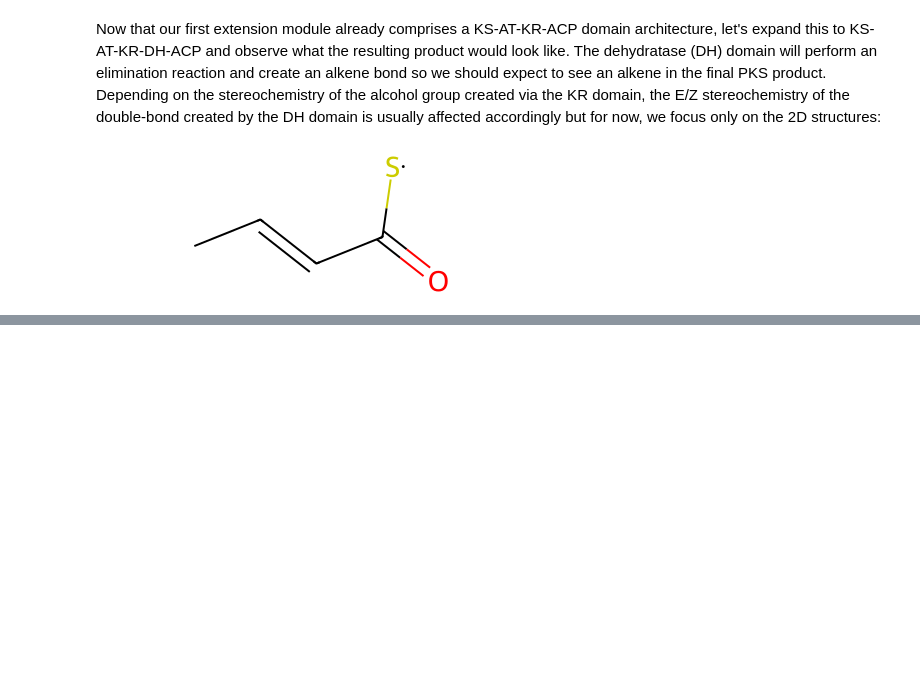
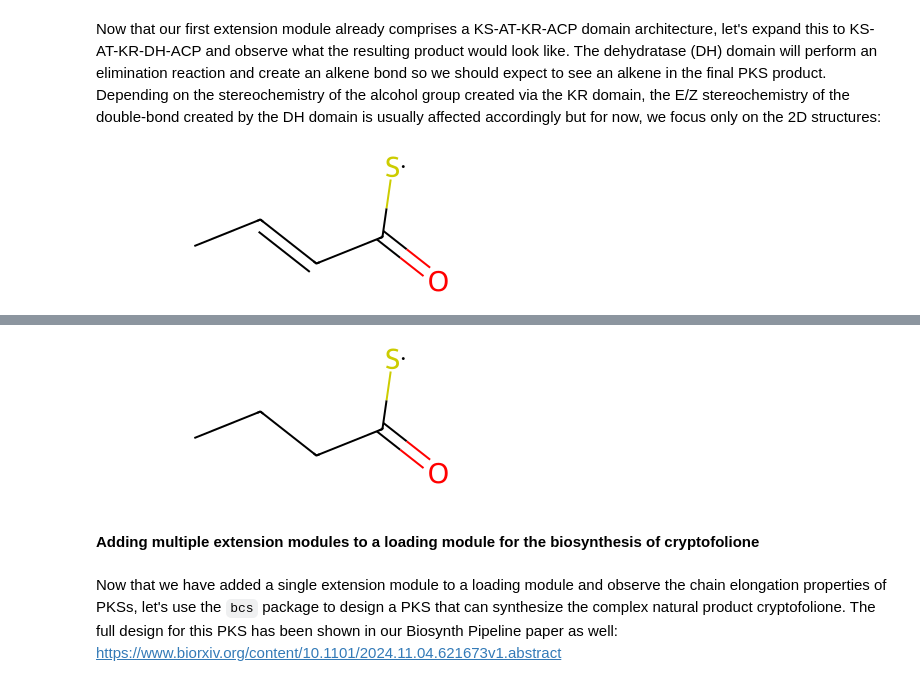
Before and after one commit to yashchainani21/RetroTideV2, a Jupyter notebook: notebooks/nb_01_RetroTide_basics.ipynb, the cells around one changed output, grey strips where cells are left out. Cells and saved outputs as stored; diff of their text form; code cells hidden in the pictures; blank space fills up the shorter version.

Commit message:
added cryptofolione example

```diff
--- a/notebooks/nb_01_RetroTide_basics.ipynb
+++ b/notebooks/nb_01_RetroTide_basics.ipynb
@@ -117,0 +122,24 @@ cluster.computeProduct(structureDB)
+# %%
+### Create a loading module with acetyl-CoA
+AT_domain_with_aceyl_coa = bcs.AT(active = True, substrate = "Acetyl-CoA")
+loading_module = bcs.Module(domains = {bcs.AT: AT_domain_with_aceyl_coa}, loading = True)
+
+### Create an extension module with malonyl-CoA and a KR domain
+AT_domain_mod1 = bcs.AT(active = True, substrate = "Malonyl-CoA") # Malonyl-CoA is used as an extension unit
+KR_domain_mod1 = bcs.KR(active = True, type = "B")
+DH_domain_mod1 = bcs.DH(active = True)
+ER_domain_mod1 = bcs.ER(active = True)
+
+module1 = bcs.Module(domains = {bcs.AT: AT_domain_mod1,
+                                bcs.KR: KR_domain_mod1,
+                                bcs.DH: DH_domain_mod1,
+                                bcs.ER: ER_domain_mod1}, loading = False)
+# %%
+cluster = bcs.Cluster(modules = [loading_module, module1])
+cluster.computeProduct(structureDB)
+# %% [output]
+[figure, added]
+# %% [markdown]
+#### Adding multiple extension modules to a loading module for the biosynthesis of cryptofolione
+# %% [markdown]
+Now that we have added a single extension module to a loading module and observe the chain elongation properties of PKSs, let's use the `bcs` package to design a PKS that can synthesize the complex natural product cryptofolione. The full design for this PKS has been shown in our Biosynth Pipeline paper as well: https://www.biorxiv.org/content/10.1101/2024.11.04.621673v1.abstract
```
Also changed, not shown: parts of 7 cells of this notebook.
